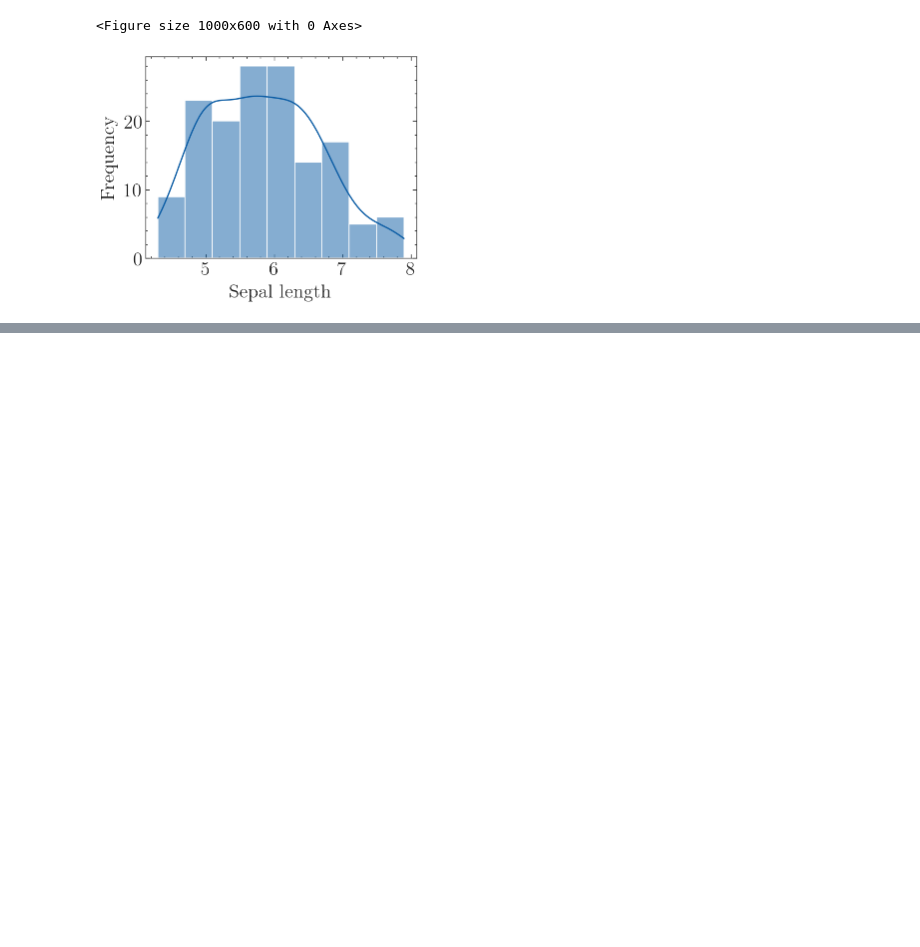
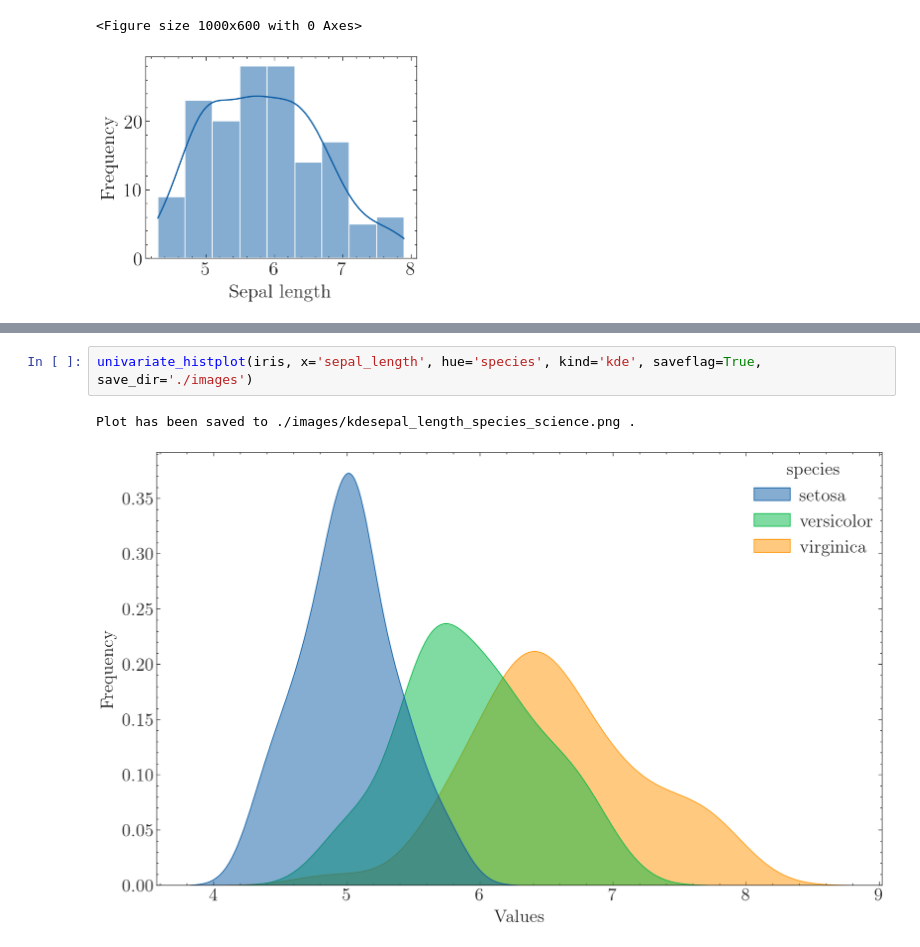
Before and after one commit to GKDGKD/paper_plot_learning, a Jupyter notebook: 第3章 单变量绘图.ipynb, the cells around one changed output, grey strips where cells are left out. Drawn from its saved outputs; the diff is of its cells as text; blank space fills up the shorter version.

```diff
--- a/第3章 单变量绘图.ipynb
+++ b/第3章 单变量绘图.ipynb
@@ -157,0 +282,5 @@ plt.show()
+# %%
+univariate_histplot(iris, x='sepal_length', hue='species', kind='kde', saveflag=True, save_dir='./images')
+# %% [output]
+Plot has been saved to ./images/kdesepal_length_species_science.png .
+[figure, added]
```
Also changed, not shown: parts of 30 cells of this notebook, 34 other files.
